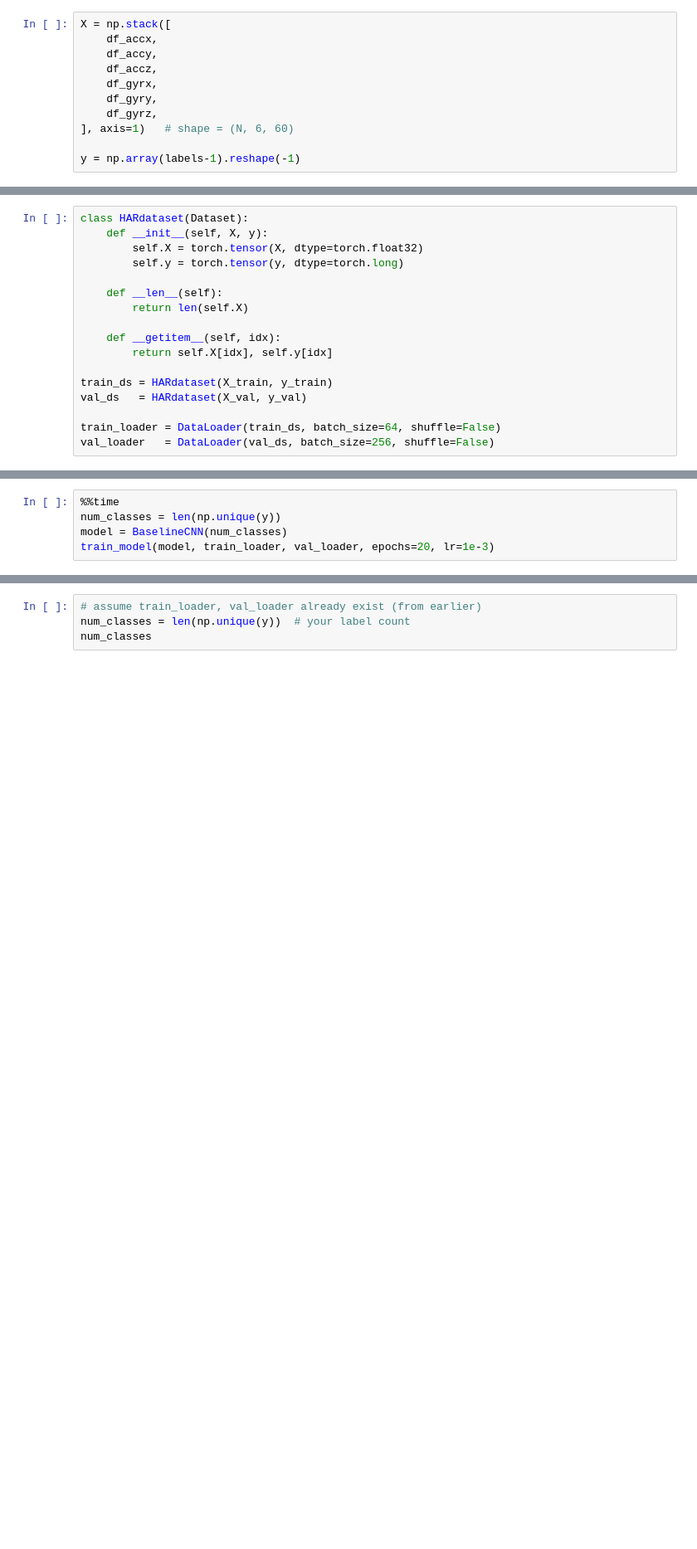
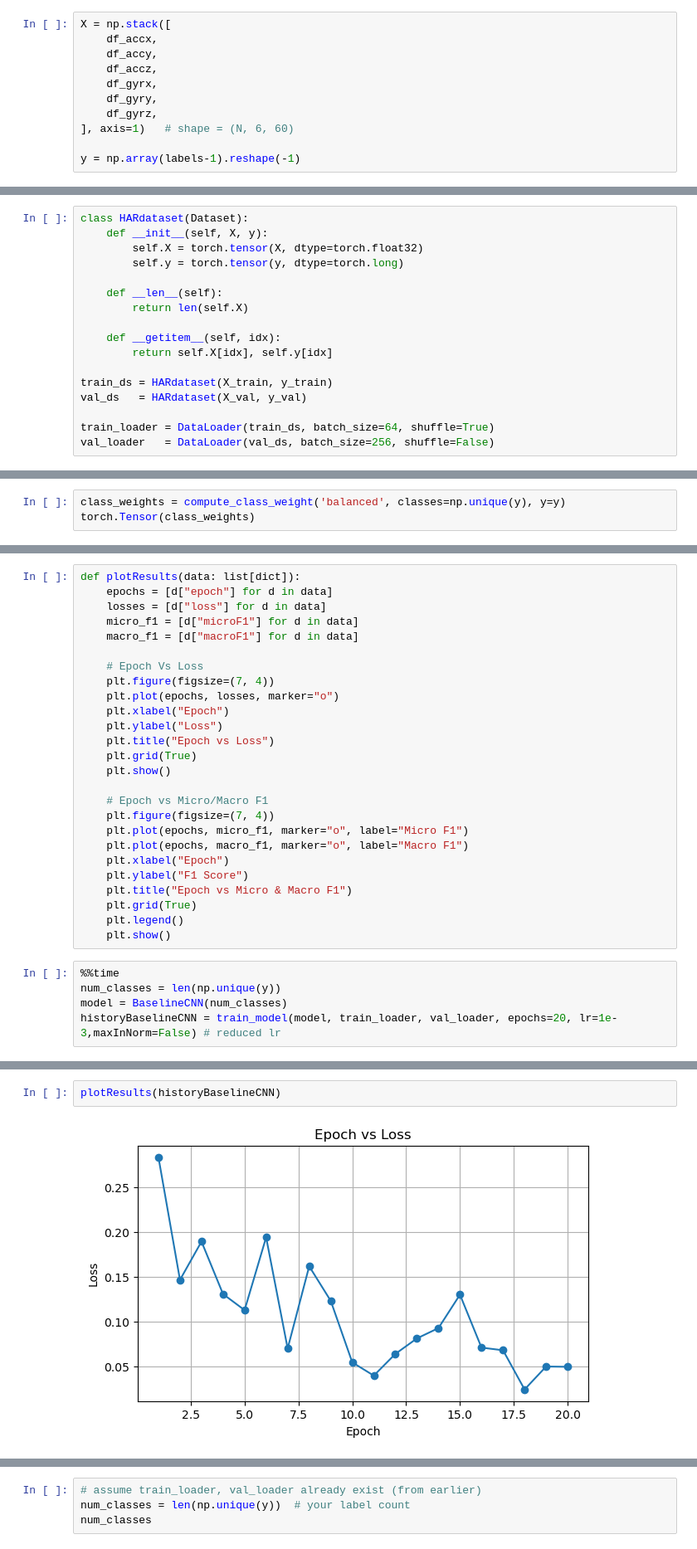
Before and after one commit to Flaresun/CSDS340CaseStudy2, a Jupyter notebook: CSDS340Case2.ipynb, the cells around one changed output, grey strips where cells are left out. Shown: that part at 83% size. Drawn from its saved outputs; the diff is of its cells as text; blank space fills up the shorter version.

```diff
--- a/CSDS340Case2.ipynb
+++ b/CSDS340Case2.ipynb
@@ -656,7 +679,7 @@ class HARdataset(Dataset):
 train_ds = HARdataset(X_train, y_train)
 val_ds   = HARdataset(X_val, y_val)
 
-train_loader = DataLoader(train_ds, batch_size=64, shuffle=False)
+train_loader = DataLoader(train_ds, batch_size=64, shuffle=True)
 val_loader   = DataLoader(val_ds, batch_size=256, shuffle=False)
 # %%
 class BaselineCNN(nn.Module):
@@ -715,3 +734,6 @@ class HAR_CNN(nn.Module):
         x = self.features(x)
         x = x.squeeze(-1)
         return self.classifier(x)
+# %%
+class_weights = compute_class_weight('balanced', classes=np.unique(y), y=y)
+torch.Tensor(class_weights)
@@ -755,6 +791,32 @@ def train_model(model, train_loader, val_loader, epochs=30, lr=1e-3):
+# %%
+def plotResults(data: list[dict]):
+    epochs = [d["epoch"] for d in data]
+    losses = [d["loss"] for d in data]
+    micro_f1 = [d["microF1"] for d in data]
+    macro_f1 = [d["macroF1"] for d in data]
+
+    # Epoch Vs Loss
+    plt.figure(figsize=(7, 4))
+    plt.plot(epochs, losses, marker="o")
+    plt.xlabel("Epoch")
+    plt.ylabel("Loss")
+    plt.title("Epoch vs Loss")
+    plt.grid(True)
+    plt.show()
+
+    # Epoch vs Micro/Macro F1
+    plt.figure(figsize=(7, 4))
+    plt.plot(epochs, micro_f1, marker="o", label="Micro F1")
+    plt.plot(epochs, macro_f1, marker="o", label="Macro F1")
+    plt.xlabel("Epoch")
+    plt.ylabel("F1 Score")
+    plt.title("Epoch vs Micro & Macro F1")
+    plt.grid(True)
+    plt.legend()
+    plt.show()
 # %%
 %%time
 num_classes = len(np.unique(y))
 model = BaselineCNN(num_classes)
-train_model(model, train_loader, val_loader, epochs=20, lr=1e-3)
+historyBaselineCNN = train_model(model, train_loader, val_loader, epochs=20, lr=1e-3,maxInNorm=False) # reduced lr
 # %% [output]
@@ -777,0 +840,4 @@ Wall time: 9 s
+# %%
+plotResults(historyBaselineCNN)
+# %% [output]
+[figure, added]
```
Also changed, not shown: parts of 33 cells of this notebook.
